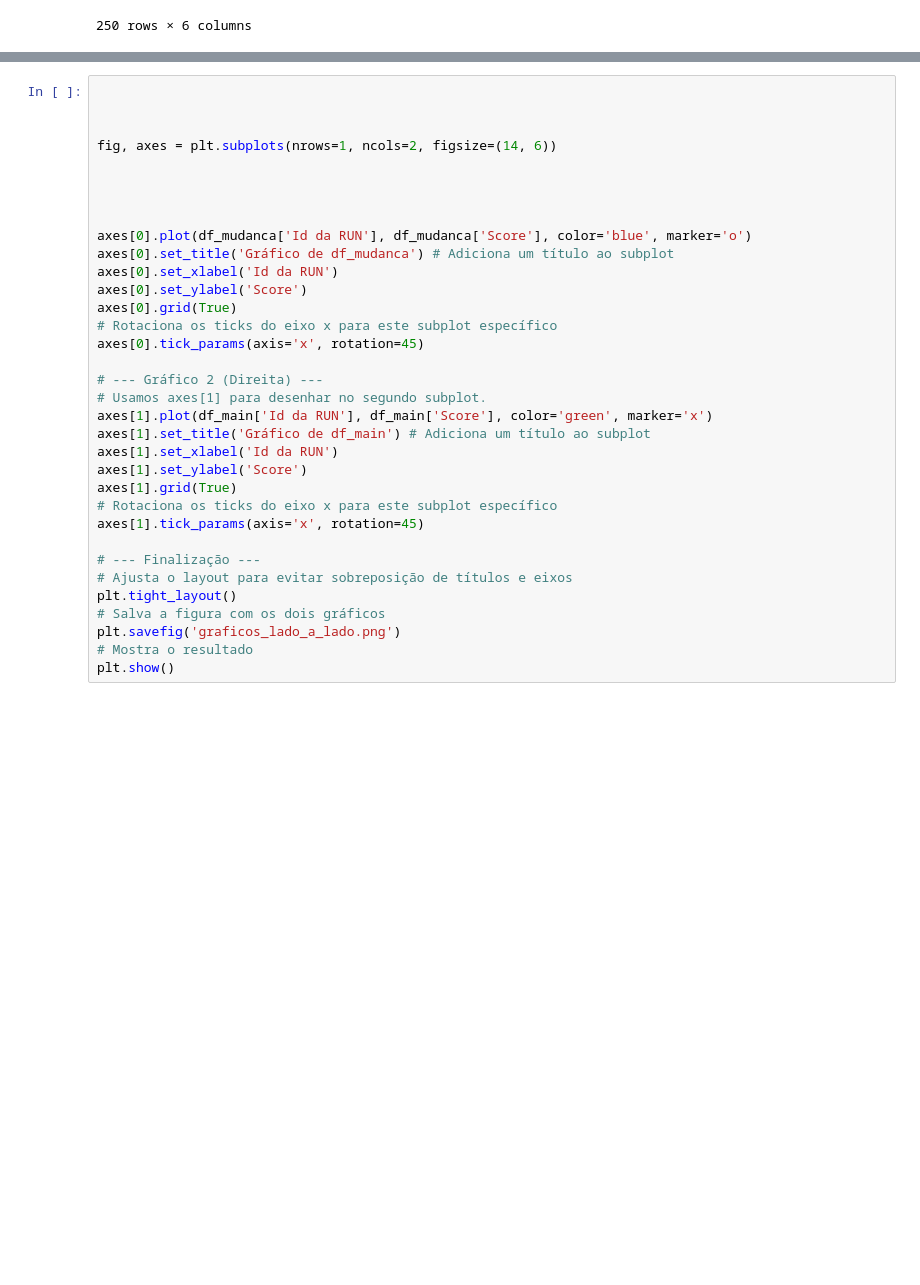
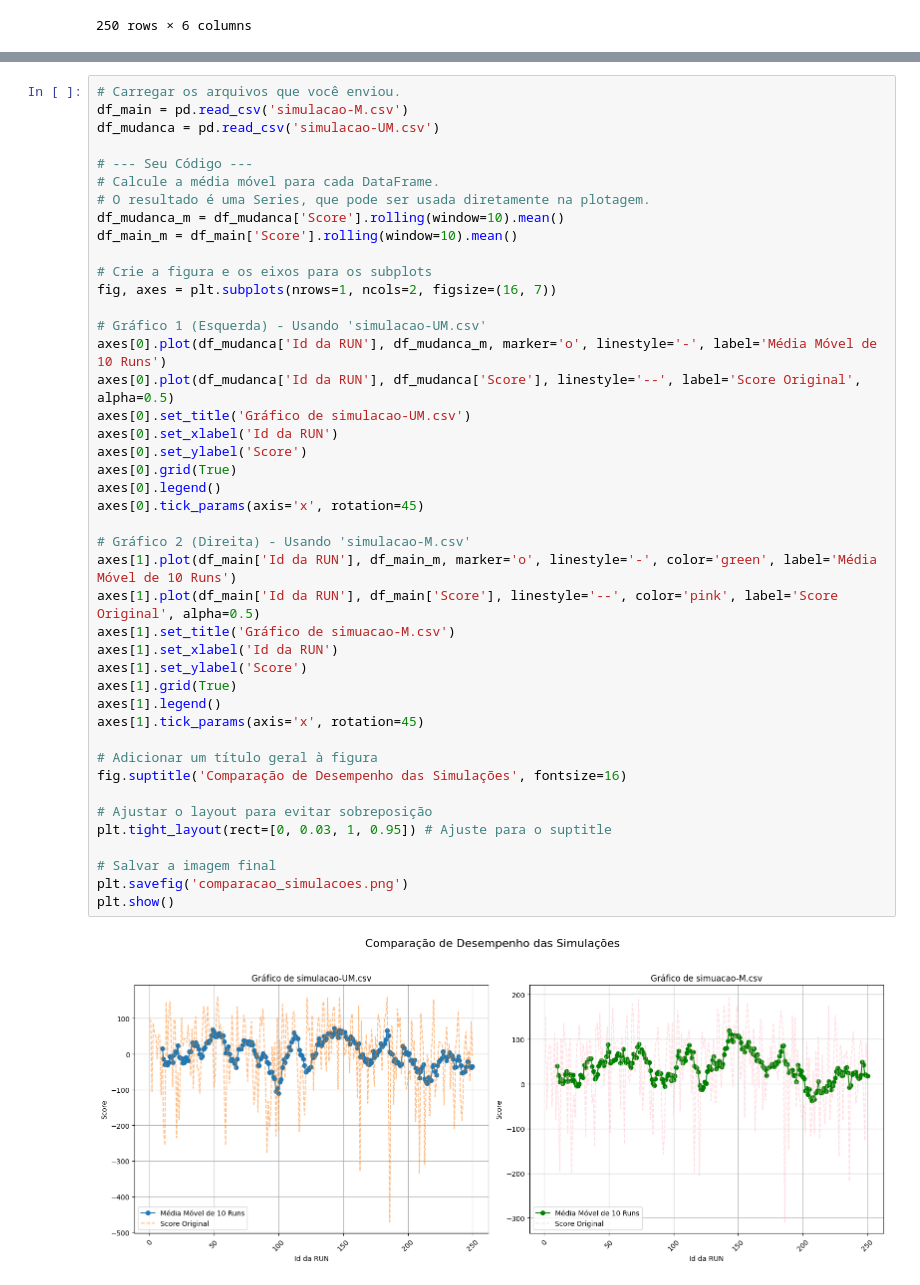
Before and after one commit to flybaruk/inteliComput, a Jupyter notebook: delivery-bot-v091/delivery-bot/grafico.ipynb, the cells around one changed output, grey strips where cells are left out. Saved outputs shown, nothing was run; the diff lists cells and outputs as text; blank space fills up the shorter version.

```diff
--- a/delivery-bot-v091/delivery-bot/grafico.ipynb
+++ b/delivery-bot-v091/delivery-bot/grafico.ipynb
@@ -103,34 +71,45 @@ DataError: Cannot aggregate non-numeric type: object
-# %%
-
-
-
-fig, axes = plt.subplots(nrows=1, ncols=2, figsize=(14, 6))
-
-
-
-
-axes[0].plot(df_mudanca['Id da RUN'], df_mudanca['Score'], color='blue', marker='o')
-axes[0].set_title('Gráfico de df_mudanca') # Adiciona um título ao subplot
-axes[0].set_xlabel('Id da RUN')
-axes[0].set_ylabel('Score')
-axes[0].grid(True)
-# Rotaciona os ticks do eixo x para este subplot específico
-axes[0].tick_params(axis='x', rotation=45)
-
-# --- Gráfico 2 (Direita) ---
-# Usamos axes[1] para desenhar no segundo subplot.
-axes[1].plot(df_main['Id da RUN'], df_main['Score'], color='green', marker='x')
-axes[1].set_title('Gráfico de df_main') # Adiciona um título ao subplot
-axes[1].set_xlabel('Id da RUN')
-axes[1].set_ylabel('Score')
-axes[1].grid(True)
-# Rotaciona os ticks do eixo x para este subplot específico
-axes[1].tick_params(axis='x', rotation=45)
-
-# --- Finalização ---
-# Ajusta o layout para evitar sobreposição de títulos e eixos
-plt.tight_layout()
-# Salva a figura com os dois gráficos
-plt.savefig('graficos_lado_a_lado.png')
-# Mostra o resultado
-plt.show()
+# %%
+# Carregar os arquivos que você enviou.
+df_main = pd.read_csv('simulacao-M.csv')
+df_mudanca = pd.read_csv('simulacao-UM.csv')
+
+# --- Seu Código ---
+# Calcule a média móvel para cada DataFrame.
+# O resultado é uma Series, que pode ser usada diretamente na plotagem.
+df_mudanca_m = df_mudanca['Score'].rolling(window=10).mean()
+df_main_m = df_main['Score'].rolling(window=10).mean()
+
+# Crie a figura e os eixos para os subplots
+fig, axes = plt.subplots(nrows=1, ncols=2, figsize=(16, 7))
+
+# Gráfico 1 (Esquerda) - Usando 'simulacao-UM.csv'
+axes[0].plot(df_mudanca['Id da RUN'], df_mudanca_m, marker='o', linestyle='-', label='Média Móvel de 10 Runs')
+axes[0].plot(df_mudanca['Id da RUN'], df_mudanca['Score'], linestyle='--', label='Score Original', alpha=0.5)
+axes[0].set_title('Gráfico de simulacao-UM.csv')
+axes[0].set_xlabel('Id da RUN')
+axes[0].set_ylabel('Score')
+axes[0].grid(True)
+axes[0].legend()
+axes[0].tick_params(axis='x', rotation=45)
+
+# Gráfico 2 (Direita) - Usando 'simulacao-M.csv'
+axes[1].plot(df_main['Id da RUN'], df_main_m, marker='o', linestyle='-', color='green', label='Média Móvel de 10 Runs')
+axes[1].plot(df_main['Id da RUN'], df_main['Score'], linestyle='--', color='pink', label='Score Original', alpha=0.5)
+axes[1].set_title('Gráfico de simuacao-M.csv')
+axes[1].set_xlabel('Id da RUN')
+axes[1].set_ylabel('Score')
+axes[1].grid(True)
+axes[1].legend()
+axes[1].tick_params(axis='x', rotation=45)
+
+# Adicionar um título geral à figura
+fig.suptitle('Comparação de Desempenho das Simulações', fontsize=16)
+
+# Ajustar o layout para evitar sobreposição
+plt.tight_layout(rect=[0, 0.03, 1, 0.95]) # Ajuste para o suptitle
+
+# Salvar a imagem final
+plt.savefig('comparacao_simulacoes.png')
+plt.show()
+# %% [output]
+[figure, added]
```
Also changed, not shown: parts of 5 cells of this notebook, 16 other files.
